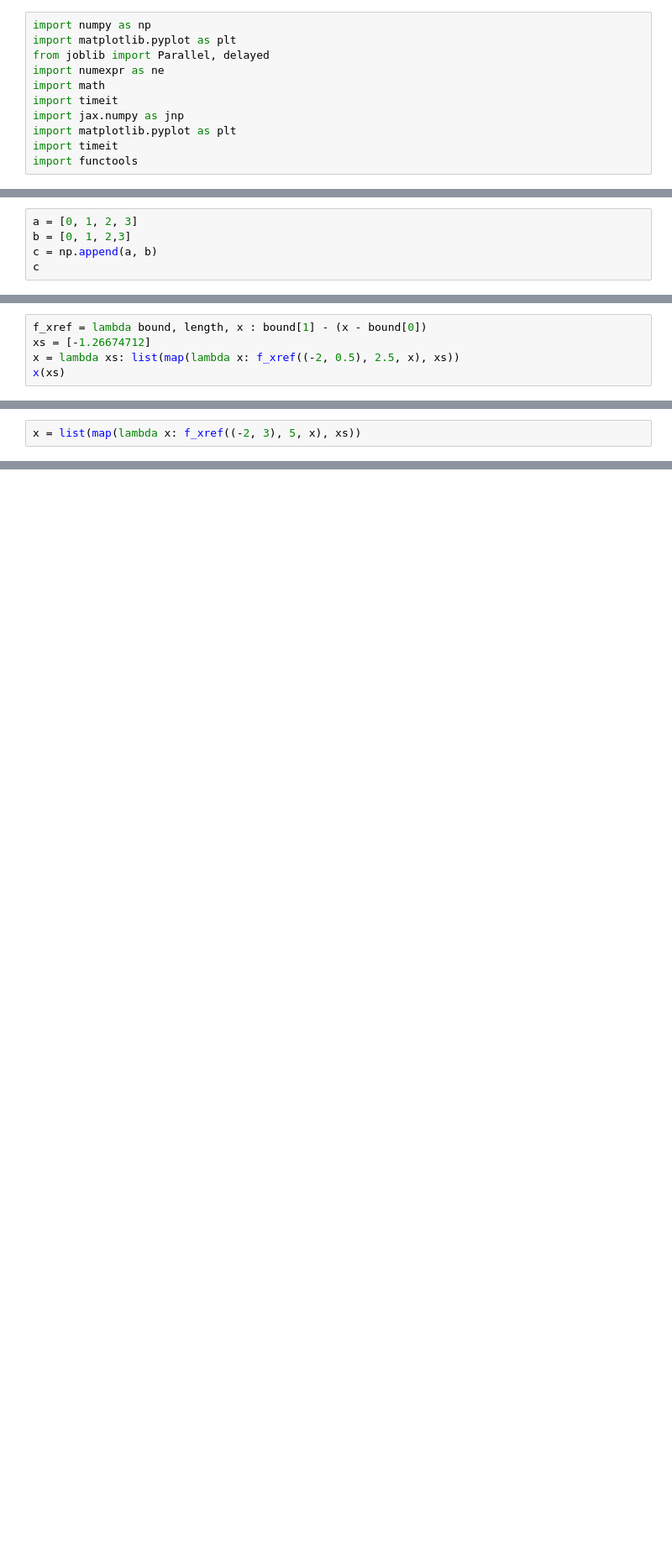
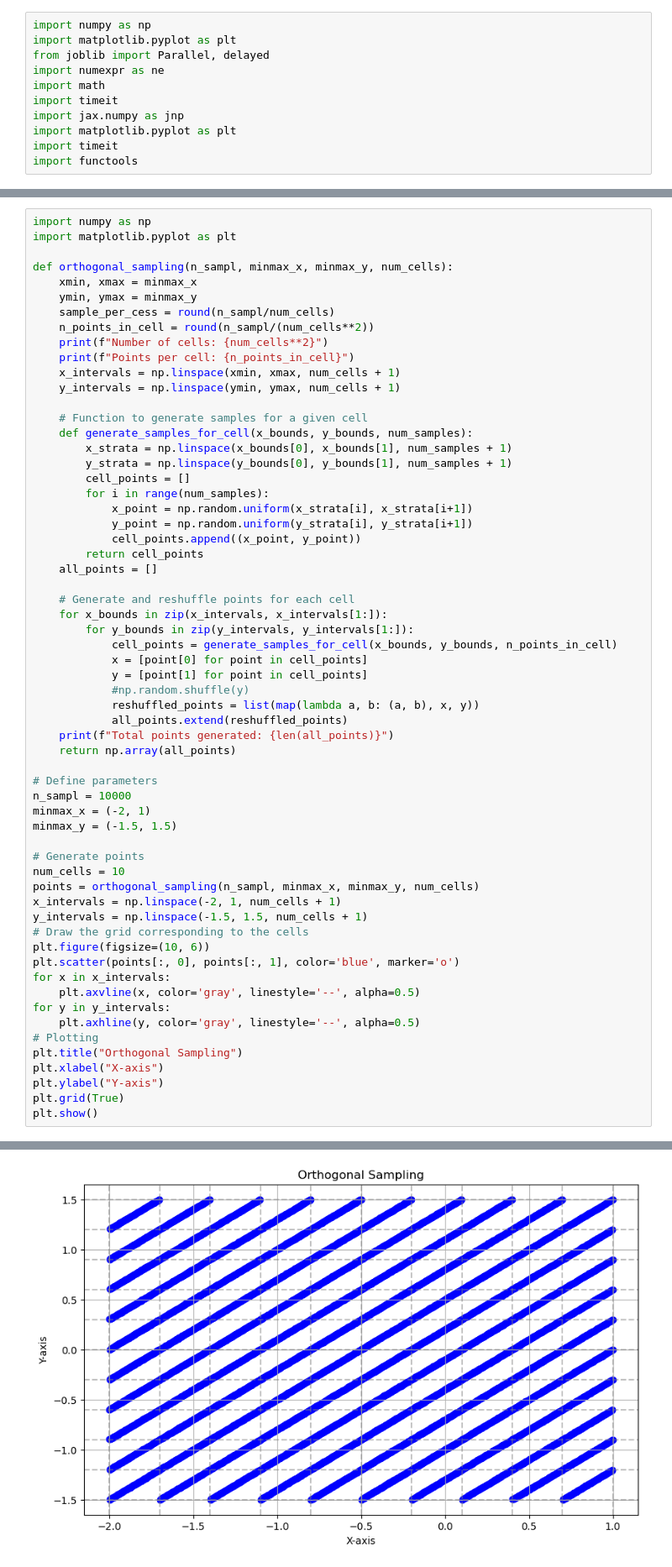
Before and after one commit to iliasoroka1/mandelbrot_area_mtc, a Jupyter notebook: Ass1.ipynb, the cells around one changed output, grey strips where cells are left out. Shown at 84% size. Drawn from its saved outputs; the diff is of its cells as text; blank space fills up the shorter version.

Commit message:
Orthogonal + simulation

```diff
--- a/Ass1.ipynb
+++ b/Ass1.ipynb
@@ -662,5 +522,0 @@ Mean is 0.7606875896453857, Sdt is 0.031061118468642235
-# %%
-a = [0, 1, 2, 3]
-b = [0, 1, 2,3]
-c = np.append(a, b)
-c
@@ -669,5 +522,0 @@ array([0, 1, 2, 3, 0, 1, 2, 3])
-# %%
-f_xref = lambda bound, length, x : bound[1] - (x - bound[0])
-xs = [-1.26674712]
-x = lambda xs: list(map(lambda x: f_xref((-2, 0.5), 2.5, x), xs))
-x(xs)
@@ -676,2 +522,0 @@ x(xs)
-# %%
-x = list(map(lambda x: f_xref((-2, 3), 5, x), xs))
@@ -757,0 +870,62 @@ Origonal:  [[-1.32096758 -0.79657552]
+# %%
+import numpy as np
+import matplotlib.pyplot as plt
+
+def orthogonal_sampling(n_sampl, minmax_x, minmax_y, num_cells):
+    xmin, xmax = minmax_x
+    ymin, ymax = minmax_y
+    sample_per_cess = round(n_sampl/num_cells)
+    n_points_in_cell = round(n_sampl/(num_cells**2))
+    print(f"Number of cells: {num_cells**2}")
+    print(f"Points per cell: {n_points_in_cell}")
+    x_intervals = np.linspace(xmin, xmax, num_cells + 1)
+    y_intervals = np.linspace(ymin, ymax, num_cells + 1)
+
+    # Function to generate samples for a given cell
+    def generate_samples_for_cell(x_bounds, y_bounds, num_samples):
+        x_strata = np.linspace(x_bounds[0], x_bounds[1], num_samples + 1)
+        y_strata = np.linspace(y_bounds[0], y_bounds[1], num_samples + 1)
+        cell_points = []
+        for i in range(num_samples):
+            x_point = np.random.uniform(x_strata[i], x_strata[i+1])
+            y_point = np.random.uniform(y_strata[i], y_strata[i+1])
+            cell_points.append((x_point, y_point))
+        return cell_points
+    all_points = []
+
+    # Generate and reshuffle points for each cell
+    for x_bounds in zip(x_intervals, x_intervals[1:]):
+        for y_bounds in zip(y_intervals, y_intervals[1:]):
+            cell_points = generate_samples_for_cell(x_bounds, y_bounds, n_points_in_cell)
+            x = [point[0] for point in cell_points]
+            y = [point[1] for point in cell_points]
+            #np.random.shuffle(y)
+            reshuffled_points = list(map(lambda a, b: (a, b), x, y))
+            all_points.extend(reshuffled_points)
+    print(f"Total points generated: {len(all_points)}")
+    return np.array(all_points)
+
+# Define parameters
+n_sampl = 10000
+minmax_x = (-2, 1)
+minmax_y = (-1.5, 1.5)
+
+# Generate points
+num_cells = 10
+points = orthogonal_sampling(n_sampl, minmax_x, minmax_y, num_cells)
+x_intervals = np.linspace(-2, 1, num_cells + 1)
+y_intervals = np.linspace(-1.5, 1.5, num_cells + 1)
+# Draw the grid corresponding to the cells
+plt.figure(figsize=(10, 6))
+plt.scatter(points[:, 0], points[:, 1], color='blue', marker='o')
+for x in x_intervals:
+    plt.axvline(x, color='gray', linestyle='--', alpha=0.5)
+for y in y_intervals:
+    plt.axhline(y, color='gray', linestyle='--', alpha=0.5)
+# Plotting
+plt.title("Orthogonal Sampling")
+plt.xlabel("X-axis")
+plt.ylabel("Y-axis")
+plt.grid(True)
+plt.show()
+# %% [output]
@@ -757,0 +935 @@ Origonal:  [[-1.32096758 -0.79657552]
+[figure, added]
```
Also changed, not shown: parts of 33 cells of this notebook, 6 other files.
